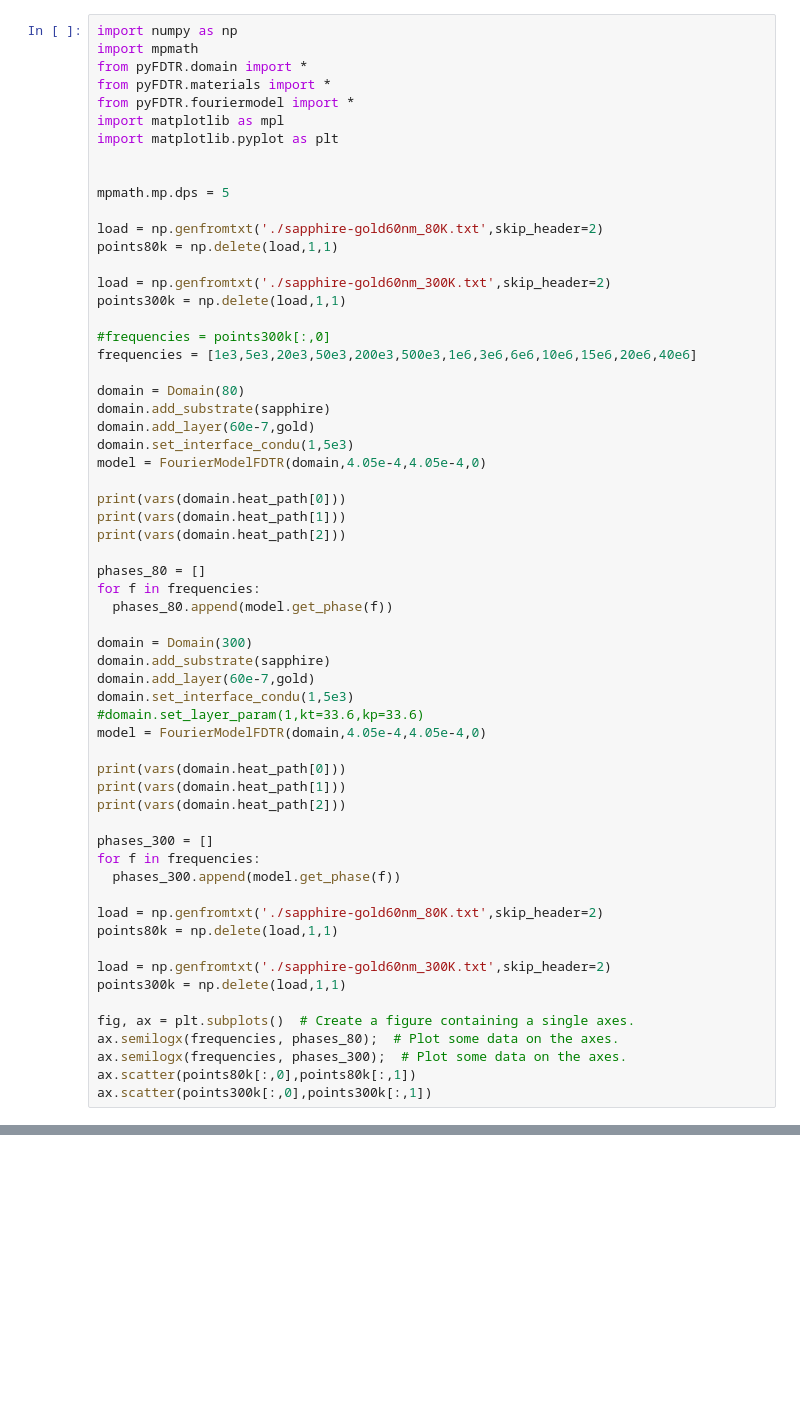
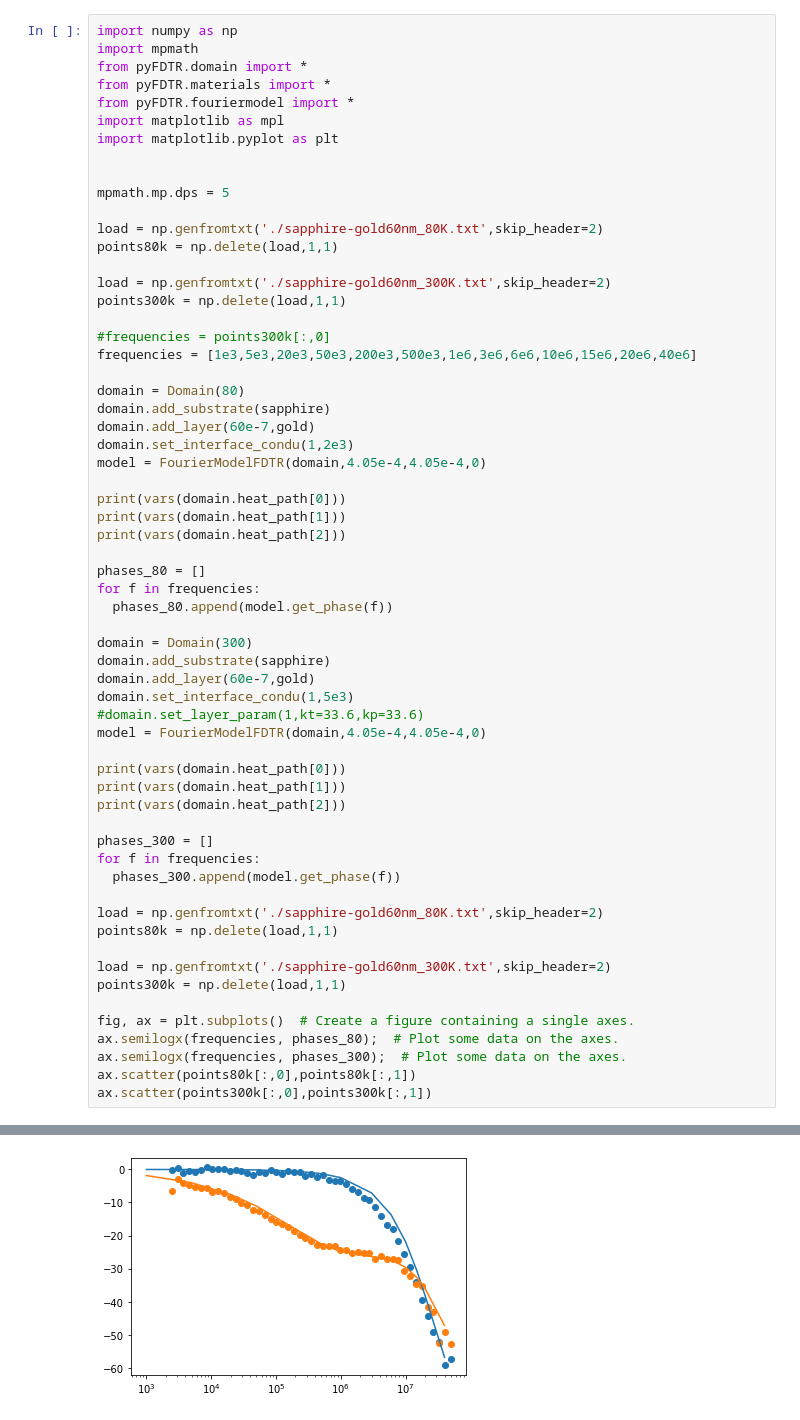
Before and after one commit to marcelclaro/FDTR, a Jupyter notebook: basictests.ipynb, the cells around one changed output, grey strips where cells are left out. Saved outputs shown, nothing was run; the diff lists cells and outputs as text; blank space fills up the shorter version.

```diff
--- a/basictests.ipynb
+++ b/basictests.ipynb
@@ -22,7 +24,7 @@ frequencies = [1e3,5e3,20e3,50e3,200e3,500e3,1e6,3e6,6e6,10e6,15e6,20e6,40e6]
 domain = Domain(80)
 domain.add_substrate(sapphire)
 domain.add_layer(60e-7,gold)
-domain.set_interface_condu(1,5e3)
+domain.set_interface_condu(1,2e3)
 model = FourierModelFDTR(domain,4.05e-4,4.05e-4,0)
 
 print(vars(domain.heat_path[0]))
@@ -59,3 +61,4 @@ ax.semilogx(frequencies, phases_80);  # Plot some data on the axes.
 ax.semilogx(frequencies, phases_300);  # Plot some data on the axes.
 ax.scatter(points80k[:,0],points80k[:,1])
 ax.scatter(points300k[:,0],points300k[:,1])
+# %% [output]
@@ -61,0 +72 @@ ax.scatter(points300k[:,0],points300k[:,1])
+[figure, added]
```
Also changed, not shown: parts of 6 cells of this notebook, 3 other files.
